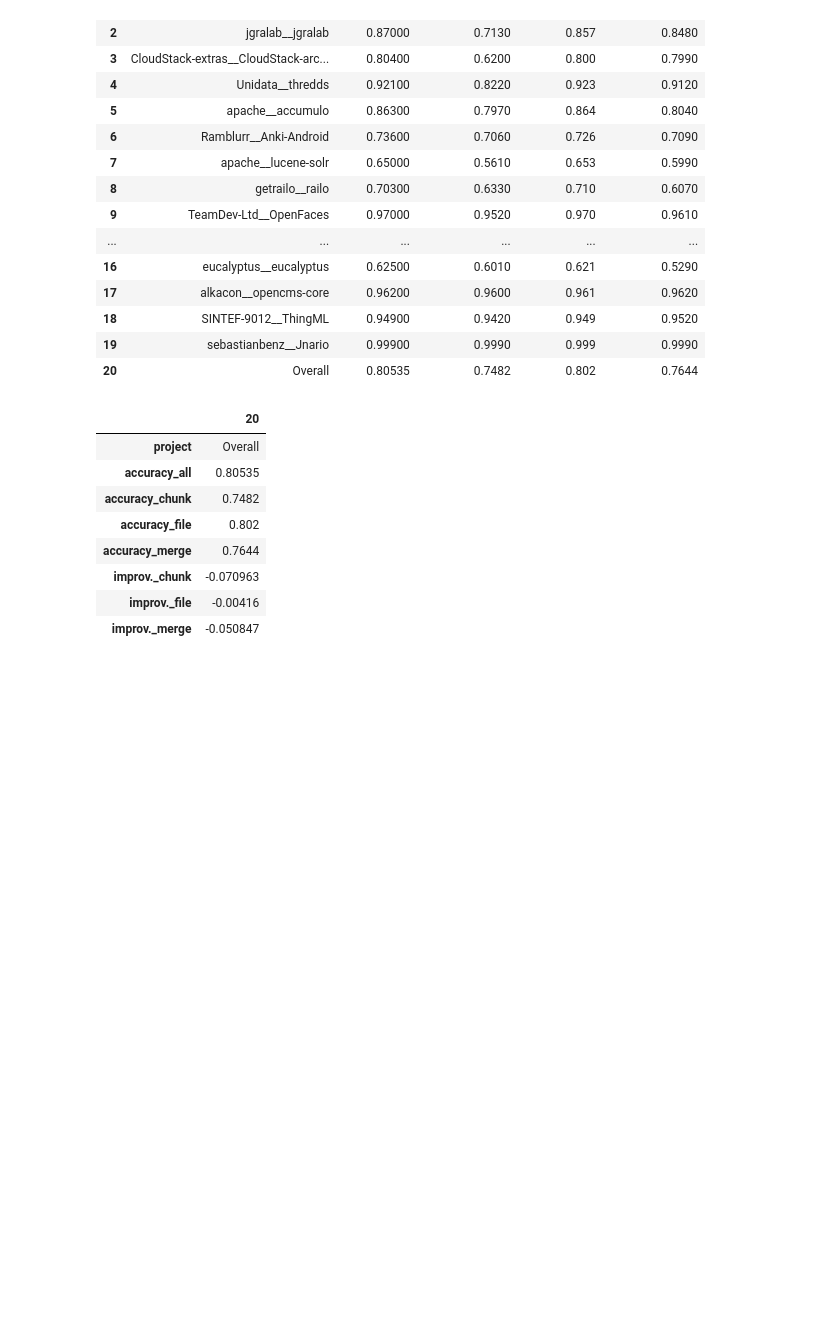
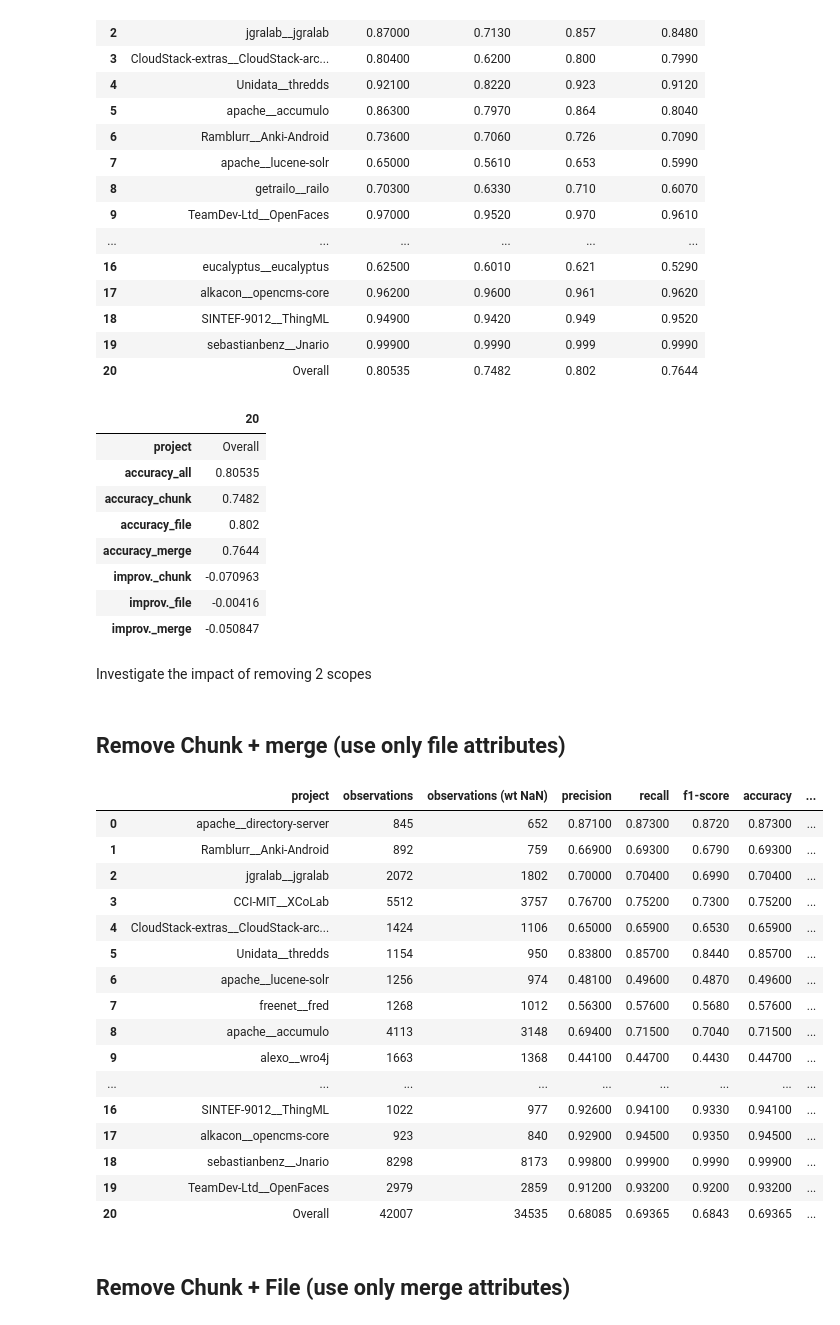
Before and after one commit to gems-uff/mestre, a Jupyter notebook: scripts/classifier/ablation_study_attributes_groups.ipynb, the cells around one changed output. Saved outputs shown, nothing was run; the diff lists cells and outputs as text; code cells hidden in the pictures; blank space fills up the shorter version.

Commit message:
Updates ablation study

```diff
--- a/scripts/classifier/ablation_study_attributes_groups.ipynb
+++ b/scripts/classifier/ablation_study_attributes_groups.ipynb
@@ -166,3 +166,36 @@ accuracy_rf_improv.transpose()
 | improv._chunk | -0.070963 |
 | improv._file | -0.00416 |
 | improv._merge | -0.050847 |
+# %% [markdown]
+Investigate the impact of removing 2 scopes
+# %% [markdown]
+## Remove Chunk + merge (use only file attributes)
+# %%
+import random
+import importlib
+importlib.reload(classifier_utils)
+ablation_group = 'file'
+file_only_columns_result = classifier_utils.ProjectsResults(rf, projects, non_features_columns, ablation=True, ablation_group=ablation_group, ablation_mode='file_only')
+# %%
+report_file_only_columns = file_only_columns_result.get_report_df(include_overall=True)
+report_file_only_columns
+# %% [output]
+|  | project | observations | observations (wt NaN) | precision | recall | f1-score | accuracy | ... |
+| 0 | apache__directory-server | 845 | 652 | 0.87100 | 0.87300 | 0.8720 | 0.87300 | ... |
+| 1 | Ramblurr__Anki-Android | 892 | 759 | 0.66900 | 0.69300 | 0.6790 | 0.69300 | ... |
+| 2 | jgralab__jgralab | 2072 | 1802 | 0.70000 | 0.70400 | 0.6990 | 0.70400 | ... |
+| 3 | CCI-MIT__XCoLab | 5512 | 3757 | 0.76700 | 0.75200 | 0.7300 | 0.75200 | ... |
+| 4 | CloudStack-extras__CloudStack-arc... | 1424 | 1106 | 0.65000 | 0.65900 | 0.6530 | 0.65900 | ... |
+| 5 | Unidata__thredds | 1154 | 950 | 0.83800 | 0.85700 | 0.8440 | 0.85700 | ... |
+| 6 | apache__lucene-solr | 1256 | 974 | 0.48100 | 0.49600 | 0.4870 | 0.49600 | ... |
+| 7 | freenet__fred | 1268 | 1012 | 0.56300 | 0.57600 | 0.5680 | 0.57600 | ... |
+| 8 | apache__accumulo | 4113 | 3148 | 0.69400 | 0.71500 | 0.7040 | 0.71500 | ... |
+| 9 | alexo__wro4j | 1663 | 1368 | 0.44100 | 0.44700 | 0.4430 | 0.44700 | ... |
+| ... | ... | ... | ... | ... | ... | ... | ... | ... |
+| 16 | SINTEF-9012__ThingML | 1022 | 977 | 0.92600 | 0.94100 | 0.9330 | 0.94100 | ... |
+| 17 | alkacon__opencms-core | 923 | 840 | 0.92900 | 0.94500 | 0.9350 | 0.94500 | ... |
+| 18 | sebastianbenz__Jnario | 8298 | 8173 | 0.99800 | 0.99900 | 0.9990 | 0.99900 | ... |
+| 19 | TeamDev-Ltd__OpenFaces | 2979 | 2859 | 0.91200 | 0.93200 | 0.9200 | 0.93200 | ... |
+| 20 | Overall | 42007 | 34535 | 0.68085 | 0.69365 | 0.6843 | 0.69365 | ... |
+# %% [markdown]
+## Remove Chunk + File (use only merge attributes)
```
Also changed, not shown: parts of 8 cells of this notebook, 2 other files.
